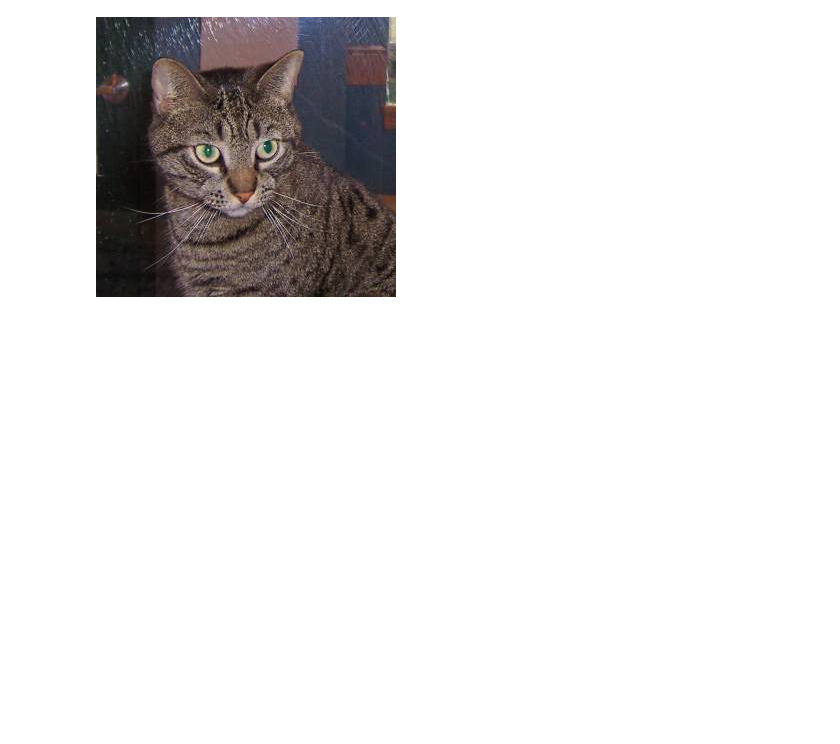
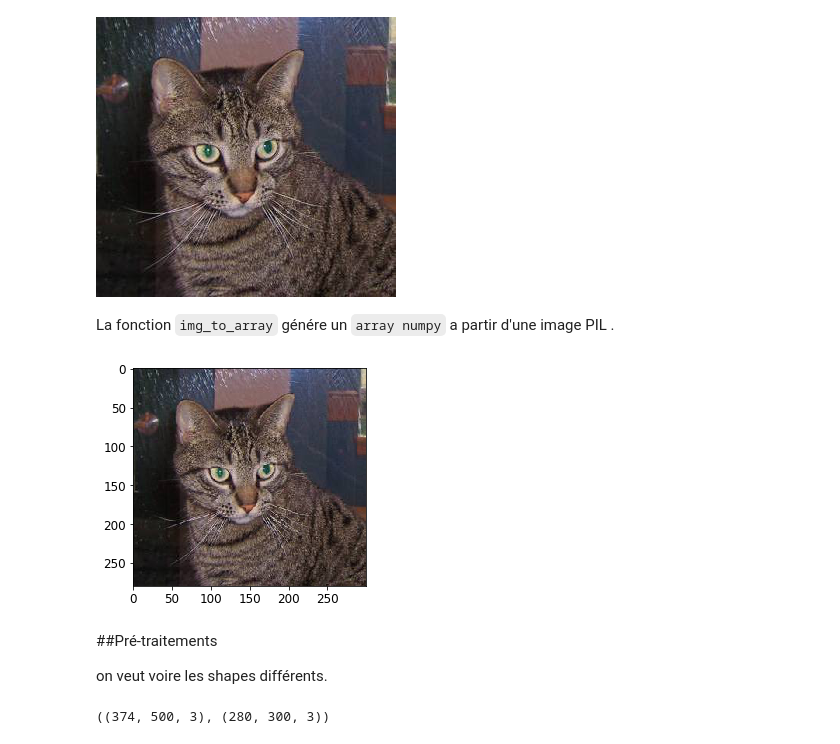
Before and after one commit to Mohamed-Khalil67/Deeo-Learning, a Jupyter notebook: Atelier_Keras.ipynb, the cells around one changed output. Cells and saved outputs as stored; diff of their text form; code cells hidden in the pictures; blank space fills up the shorter version.

```diff
--- a/Atelier_Keras.ipynb
+++ b/Atelier_Keras.ipynb
@@ -96,3 +98,21 @@ img = kpi.load_img(data_dir_sub+'/train/cats/cat.1.jpg')  # this is a PIL image
 img
 # %% [output]
 [figure]
+# %% [markdown]
+La fonction `img_to_array` génére un `array numpy` a partir d'une image PIL .
+# %%
+x = kpi.img_to_array(img)
+plt.imshow(x/255, interpolation='nearest')
+plt.show()
+# %% [output]
+[figure, added]
+# %% [markdown]
+##Pré-traitements
+
+on veut voire les shapes différents.
+# %%
+x_0 = kpi.img_to_array(kpi.load_img(data_dir_sub+"/train/cats/cat.0.jpg"))
+x_1 = kpi.img_to_array(kpi.load_img(data_dir_sub+"/train/cats/cat.1.jpg"))
+x_0.shape, x_1.shape
+# %% [output]
+((374, 500, 3), (280, 300, 3))
```
Also changed, not shown: parts of 6 cells of this notebook.
